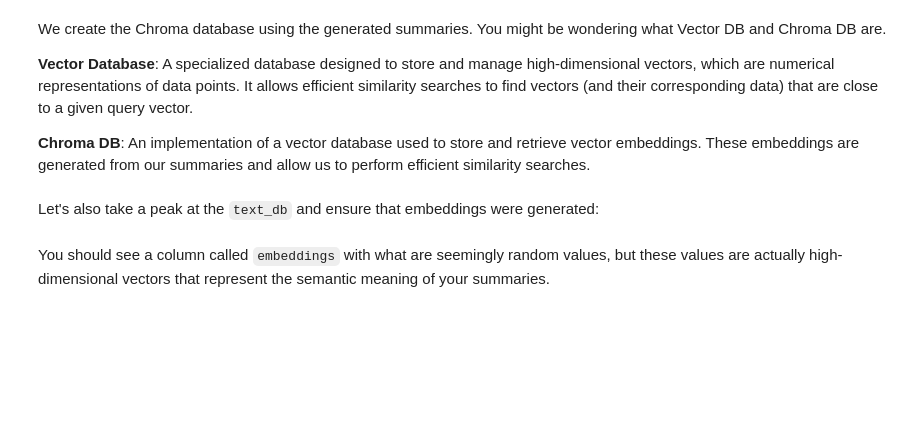
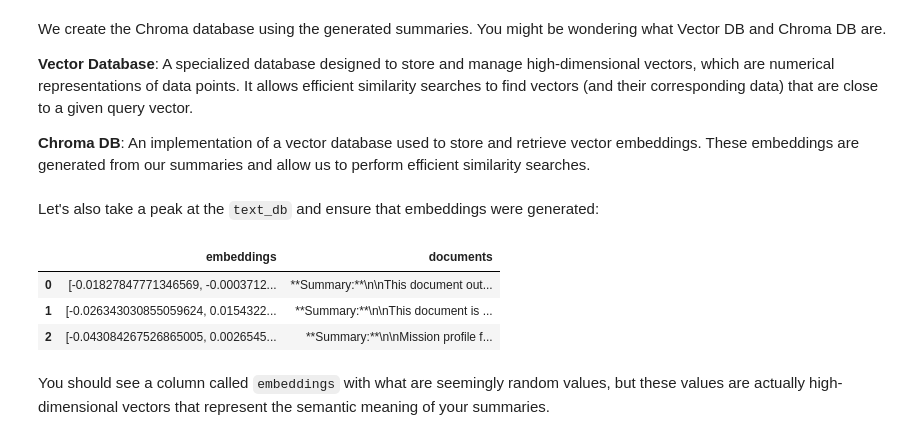
Before and after one commit to ssshanaka/apollo11-multimodal-rag, a Jupyter notebook: exercise/starter/Empty_Gemini_Final_Exercise.ipynb, the cells around one changed output. Drawn from its saved outputs; the diff is of its cells as text; code cells hidden in the pictures; blank space fills up the shorter version.

Commit message:
Created a Chroma DB for better document data retrievals.

```diff
--- a/exercise/starter/Empty_Gemini_Final_Exercise.ipynb
+++ b/exercise/starter/Empty_Gemini_Final_Exercise.ipynb
@@ -215,16 +215,17 @@ We create the Chroma database using the generated summaries. You might be wonder
 # %%
 class GeminiEmbeddingFunction(EmbeddingFunction):
   def __call__(self, input: Documents) -> Embeddings:
-    model = 'models/text-embedding-004'
+    model = 'models/gemini-embedding-2'
     title = "Custom query"
     return genai.embed_content(model=model,
-                                content=, # TODO: What would we pass in as content?
-                                task_type=..., # TODO: What sort of task_type would this be? Check out the Gemini docs for what options there are.
+                                content=input, # TODO: What would we pass in as content?
+                                task_type="RETRIEVAL_DOCUMENT", # TODO: What sort of task_type would this be? Check out the Gemini docs for what options there are.
                                 title=title)["embedding"]
 # %%
 def create_chroma_db(documents, name):
   chroma_client = chromadb.Client()
-  db = ... # TODO: Create a chroma db using the name and above embedding function. Hint: check out `get_or_create_collection`
+  # TODO: Create a chroma db using the name and above embedding function. Hint: check out `get_or_create_collection`
+  db = chroma_client.get_or_create_collection(name=name, embedding_function=GeminiEmbeddingFunction())
 
   for i, d in enumerate(documents):
     db.add(
@@ -233,17 +234,23 @@ def create_chroma_db(documents, name):
     )
   return db
 # %%
-text_db = ... # TODO: Create a db for all the text summaries using the above function
+# TODO: Create a db for all the text summaries using the above function
+text_db = create_chroma_db(documents=text_summaries, name="text_db")
 # %% [markdown]
 Let's also take a peak at the `text_db` and ensure that embeddings were generated:
 # %%
 data = {
-    'embeddings': text_db.peek()['embeddings'],
+    'embeddings': [list(e) for e in text_db.peek()['embeddings']],
     'documents': text_db.peek()['documents']
 }
 
 df = pd.DataFrame.from_dict(data, orient='index').transpose()
 df
+# %% [output]
+|  | embeddings | documents |
+| 0 | [-0.01827847771346569, -0.0003712... | **Summary:**\n\nThis document out... |
+| 1 | [-0.026343030855059624, 0.0154322... | **Summary:**\n\nThis document is ... |
+| 2 | [-0.043084267526865005, 0.0026545... | **Summary:**\n\nMission profile f... |
 # %% [markdown]
 You should see a column called `embeddings` with what are seemingly random values, but these values are actually high-dimensional vectors that represent the semantic meaning of your summaries.
 # %% [markdown]
```
